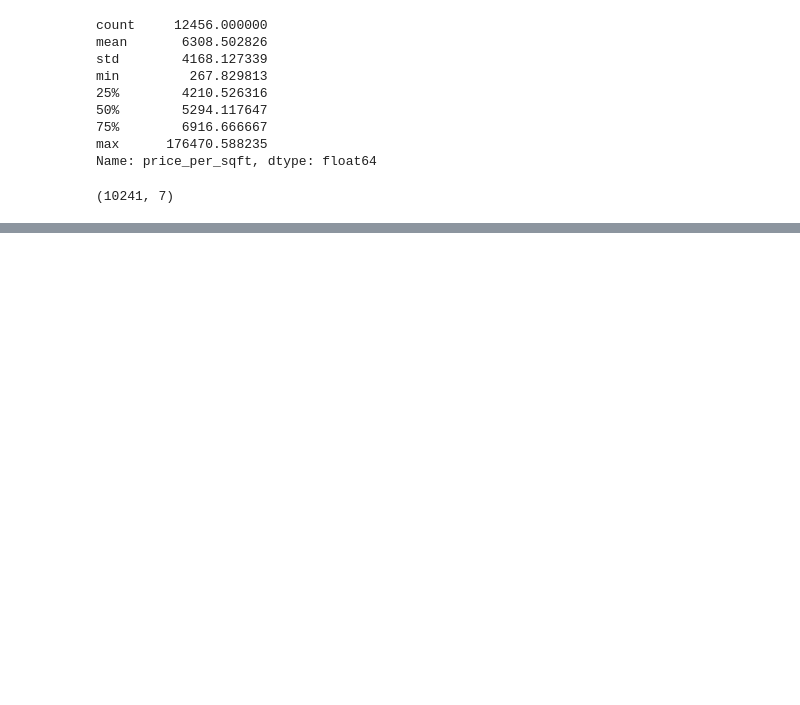
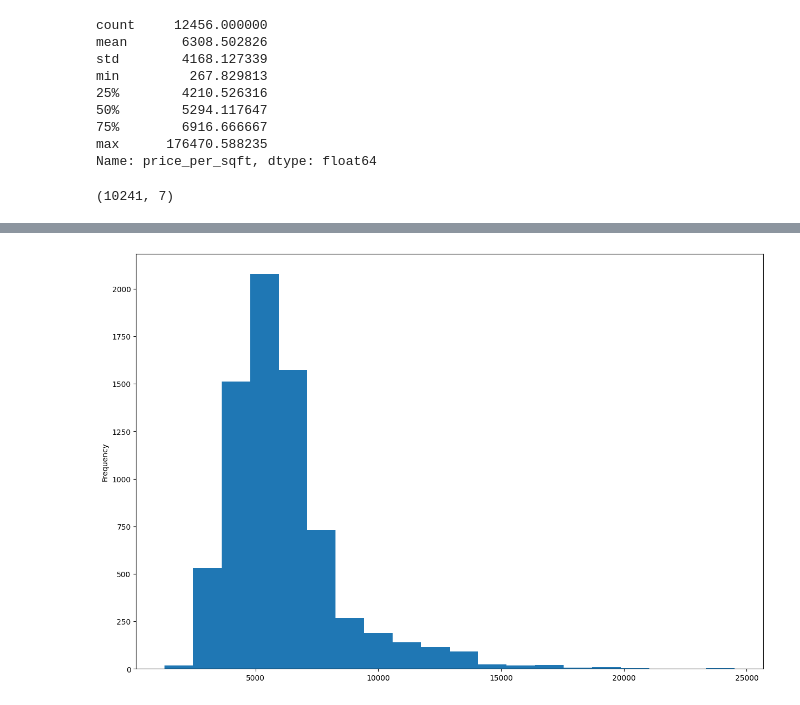
Before and after one commit to madking5000/data_analysis, a Jupyter notebook: Bengaluru_house/models/beng_house.ipynb, the cells around one changed output, grey strips where cells are left out. Cells and saved outputs as stored; diff of their text form; code cells hidden in the pictures; blank space fills up the shorter version.

```diff
--- a/Bengaluru_house/models/beng_house.ipynb
+++ b/Bengaluru_house/models/beng_house.ipynb
@@ -283,0 +328,5 @@ df7.shape
+# %%
+df8['price_per_sqft'].plot(kind='hist', bins=20)
+plt.show()
+# %% [output]
+[figure, added]
```
Also changed, not shown: parts of 17 cells of this notebook.
